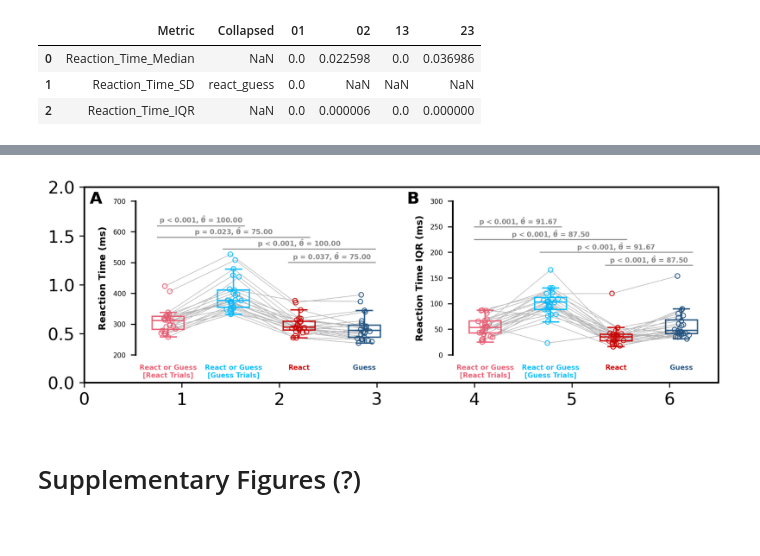
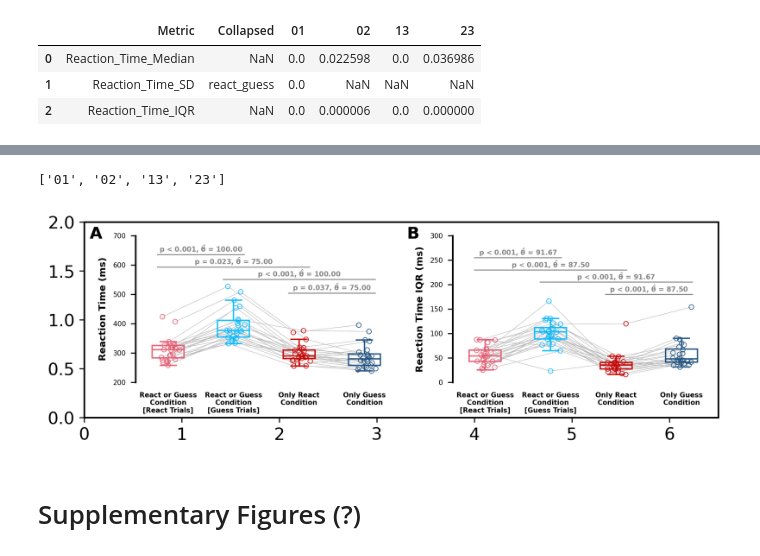
Before and after one commit to SethSullivan/MatchPennies-Agent-Expirement, a Jupyter notebook: scripts/makefigs/Exp2_Paper_Figures.ipynb, the cells around one changed output, grey strips where cells are left out. Saved outputs shown, nothing was run; the diff lists cells and outputs as text; code cells hidden in the pictures.

```diff
--- a/scripts/makefigs/Exp2_Paper_Figures.ipynb
+++ b/scripts/makefigs/Exp2_Paper_Figures.ipynb
@@ -174,10 +329,15 @@ exp2_pvals_df
+# %%
+combos
+# %% [output]
+['01', '02', '13', '23']
 # %%
 metric_names = ['Reaction_Time_Median',"Reaction_Time_IQR"]
 legend_fontsize = 5
 ticklabel_fontsize = 5
 axeslabel_fontsize = 7
 
-xlabs = ['React or Guess\n[React Trials]','React or Guess\n[Guess Trials]','React','Guess']
+xlabs = ['React or Guess\nCondition\n[React Trials]','React or Guess\nCondition\n[Guess Trials]',
+         'Only React\nCondition','Only Guess\nCondition']
 colors = [wheel.rak_red, wheel.rak_blue,
           wheel.dark_red, wheel.dark_blue]
 combos = ['01','02','13','23',]
@@ -194,10 +354,10 @@ fig = pf.NewFigure("ab",figsize = (w,h), dpi = 300)
 bw = (0.3*w)/4 # box widths of all boxes combined takes up 30% of the width
 box_lw = 1
 ax1,ax2 = fig.axes['a'], fig.axes['b']
-statline_y = [620,250]
-shift = np.array([[-38,-38,-43,-38],[-25]*4])
+statline_y = [635,255]
+shift = np.array([[-42,-42,-47,-42],[-25]*4])
 h=[3,1]
-
+np.random.seed(13)
 for i,ax in enumerate([ax1,ax2]):
     metric_name = metric_names[i]
     metric = st.df_to_array(data_df[metric_name],
@@ -209,45 +369,46 @@ for i,ax in enumerate([ax1,ax2]):
                    x_pos = xlocs[j],
                    ax=ax,box_width = bw,
                    box_lw=box_lw, linewidth=box_lw,
                    whisker_lw=box_lw, color = colors[j])
 
-        dv.jitter_array(ax =ax,
-                        x_positions = xlocs,
-                        data = metric.T,
-                        circle_size = 12,
-                        include_mean=False,
-                        data_color = colors,
-                        data_edge_color = wheel.light_grey,
-                        circle_lw=0.5)
-        np.random.seed(2)
+
     for j,c in enumerate(combos):
         a = int(c[0])
         b = int(c[1])
         dv.stat_annotation(ax, xlocs[a]-bw/3, xlocs[b]+bw/3,
                             statline_y[i],
                             p_val=pvals[c],
                             cles=cles[c],
                             fontsize=legend_fontsize,
                             h=h[i],
                             lw=0.75)
         statline_y[i] += shift[i,j]
-
-    [ticklabel.set_color(color) for (color,ticklabel) in zip(colors,ax.xaxis.get_ticklabels())]
+    dv.jitter_array(ax =ax,
+                    x_positions = xlocs,
+                    data = metric.T,
+                    circle_size = 12,
+                    include_mean=False,
+                    data_color = colors,
+                    data_edge_color = wheel.light_grey,
+                    circle_lw=0.5,
+                    noise_scale=0.08)
+    # [ticklabel.set_color(color) for (color,ticklabel) in zip(colors,ax.xaxis.get_ticklabels())]
     [ticklabel.set_fontweight("bold") for ticklabel in ax.xaxis.get_ticklabels()]
     ax.set_xticks(xlocs, labels = xlabs)
     ax.set_yticks(ylocs[i])
     ax.set_yticklabels(ylocs[i], fontsize=ticklabel_fontsize)
     ax.set_xticklabels(xlabs, fontsize=ticklabel_fontsize)
     ax.set_ylabel(ylabels[i],
                   fontsize=axeslabel_fontsize)
     ax.set_ylim(ylims[i])
     ax.spines['bottom'].set_visible(False)
     ax.tick_params(bottom=False)
     fig.add_all_letters(va='top', verticalshift=0.1, horizontalshift=-0.4)
+
 plt.show()
 fig.savefig(SAVE_PATH / "exp2_reaction_panel.png")
 # %% [output]
-[figure, old version]
+[figure, new version]
 # %% [markdown]
 # Supplementary Figures (?)
 # %% [markdown]
```
Also changed, not shown: parts of 2 cells of this notebook.
